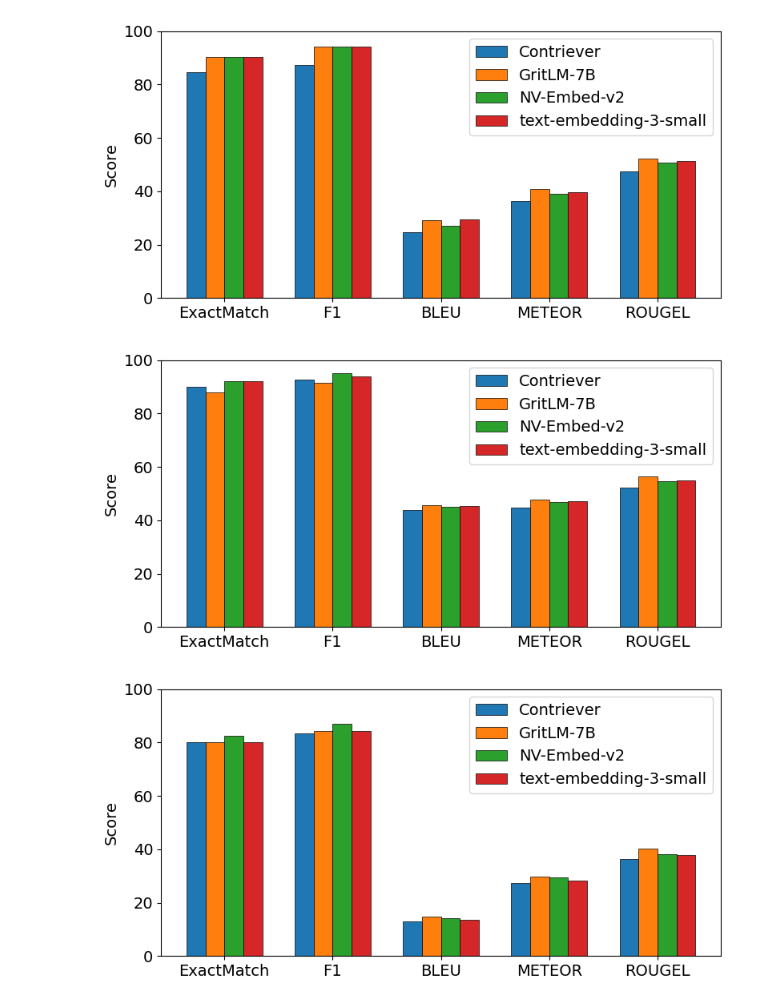
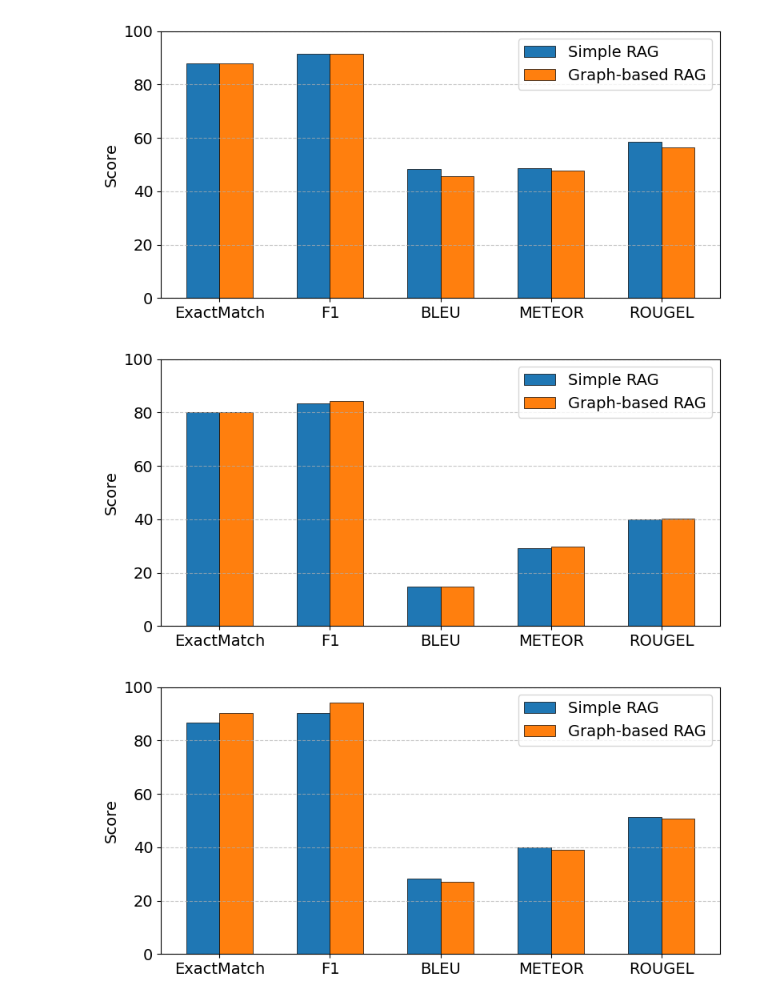
Before and after one commit to tma1863/HCMUS-RAG, a Jupyter notebook: notebooks/collect_results.ipynb, the cells around one changed output. Saved outputs shown, nothing was run; the diff lists cells and outputs as text; code cells hidden in the pictures.

```diff
--- a/notebooks/collect_results.ipynb
+++ b/notebooks/collect_results.ipynb
@@ -35,18 +39,23 @@ for major in majors:
     retrieval_df["opened_end:Recall@1"] = retrieval_df["opened_end:Recall@1"].astype(float)
     retrieval_df["opened_end:Recall@2"] = retrieval_df["opened_end:Recall@2"].astype(float)
     retrieval_df["opened_end:Recall@5"] = retrieval_df["opened_end:Recall@5"].astype(float)
+    retrieval_df["multihop2:Recall@1"] = retrieval_df["multihop2:Recall@1"].astype(float)
+    retrieval_df["multihop2:Recall@2"] = retrieval_df["multihop2:Recall@2"].astype(float)
+    retrieval_df["multihop2:Recall@5"] = retrieval_df["multihop2:Recall@5"].astype(float)
+    ## average over Recall@1 for opened end
     ## average over Recall@1 for both opened and closed end
     retrieval_df["Recall@1"] = (
-        retrieval_df["closed_end:Recall@1"] + retrieval_df["opened_end:Recall@1"]
-    ) / 2
+        retrieval_df["closed_end:Recall@1"] + retrieval_df["opened_end:Recall@1"] + retrieval_df["multihop2:Recall@1"]
+    ) / 3
     ## average over Recall@2 for both opened and closed end
     retrieval_df["Recall@2"] = (
-        retrieval_df["closed_end:Recall@2"] + retrieval_df["opened_end:Recall@2"]
-    ) / 2
+        retrieval_df["closed_end:Recall@2"] + retrieval_df["opened_end:Recall@2"] + retrieval_df["multihop2:Recall@2"]
+    ) / 3
     ## average over Recall@5 for both opened and closed end
     retrieval_df["Recall@5"] = (
-        retrieval_df["closed_end:Recall@5"] + retrieval_df["opened_end:Recall@5"]
-    ) / 2
+        retrieval_df["closed_end:Recall@5"] + retrieval_df["opened_end:Recall@5"] + retrieval_df["multihop2:Recall@5"]
+    ) / 3
+    ## average over Recall@1 for multihop2
     retrieval_df.to_csv(
         f"../results/{major}_retrieval.csv", index=False, float_format="%.3f", sep="&"
     )
@@ -54,55 +63,69 @@ for major in majors:
 fontsize = 14
 for major in majors:
     radar_results = []
-    for postfix in postfixes:
-        if not postfix  in ["bm25", "faiss"]:
-            results = {
-                "method": postfix.replace("hcmus_", "").replace("contriever", "Contriever"),
-            }
-            for kind_of_qa in kinds_of_qa:
-                dirpath = tmpl_dirpath.format(major=major, kind_of_qa=kind_of_qa, postfix=postfix)
-                results_fpath = os.path.join(dirpath, "results.json")
-                if kind_of_qa == "closed_end":
-                    tmp_results = json.load(open(results_fpath, "r"))["closed_ended"]
-                    tmp_results = {
-                        k: v*100 for k, v in tmp_results.items()  # convert to percentage
-                    }
-                else:
-                    tmp_results = json.load(open(results_fpath, "r"))["open_ended"]
-                    tmp_results = {
-                        k.upper(): float(v) for k, v in tmp_results.items()  # convert to percentage
-                    }
-                results.update(tmp_results)
-            radar_results.append(results)
+    if major == "AM":
+        selected_postfixes = [
+            "hcmus_NV-Embed-v2_standard_rag",
+            "hcmus_NV-Embed-v2"
+        ]
+    elif major in ["DS", "MCS"]:
+        selected_postfixes = [
+            "hcmus_GritLM-7B_standard_rag",
+            "hcmus_GritLM-7B"
+        ]
+    for postfix in selected_postfixes:
+        if "standard_rag" in postfix:
+            method_name = "Simple RAG"
+        else:
+            method_name = "Graph-based RAG"
+        results = {
+            "method": method_name,
+        }
+        for kind_of_qa in ["closed_end", "opened_end"]:
+            dirpath = tmpl_dirpath.format(major=major, kind_of_qa=kind_of_qa, postfix=postfix)
+            results_fpath = os.path.join(dirpath, "results.json")
+            if kind_of_qa == "closed_end":
+                tmp_results = json.load(open(results_fpath, "r"))["closed_ended"]
+                tmp_results = {
+                    k: v*100 for k, v in tmp_results.items()  # convert to percentage
+                }
+            else:
+                tmp_results = json.load(open(results_fpath, "r"))["open_ended"]
+                tmp_results = {
+                    k.upper(): float(v) for k, v in tmp_results.items()  # convert to percentage
+                }
+            results.update(tmp_results)
+        radar_results.append(results)
     df = pd.DataFrame(radar_results)
     df.set_index('method', inplace=True)
 
     # Transpose so metrics are x-axis
     df_T = df.transpose()
 
     n_metrics = len(df_T.index)
     n_methods = len(df_T.columns)
-    bar_width = 0.175
+    bar_width = 0.3
     x = np.arange(n_metrics)
 
     fig, ax = plt.subplots(figsize=(8, 4))
     colors = plt.get_cmap('tab10').colors
 
     for i, method in enumerate(df_T.columns):
         ax.bar(x + i * bar_width, df_T[method], width=bar_width, label=method, color=colors[i % len(colors)], edgecolor='black', linewidth=0.5)  # Set edgecolor and linewidth for border
     ## add border to the bars
 
     ax.set_xticks(x + bar_width * (n_methods-1) / 2)
     ax.set_xticklabels(df_T.index, rotation=0, fontsize=fontsize)
     ax.set_ylabel('Score', fontsize=fontsize)
     ax.tick_params(axis='y', labelsize=fontsize)  # Set y-tick fontsize
     # ax.set_title('Comparison of Methods by Metric')
     ax.set_ylim(0, 100)  # Assuming scores are in percentage
     ax.legend(ncols=1, fontsize=fontsize)
     plt.tight_layout()
+    plt.grid(axis='y', linestyle='--', alpha=0.7)
     plt.savefig(f"../results/{major}_qa_bar_chart.pdf", dpi=300, bbox_inches='tight')
     plt.show()
 # %% [output]
-[figure, old version]
+[figure, new version]
-[figure, old version]
+[figure, new version]
-[figure, old version]
+[figure, new version]
```
Also changed, not shown: parts of 5 cells of this notebook, 22 other files.
